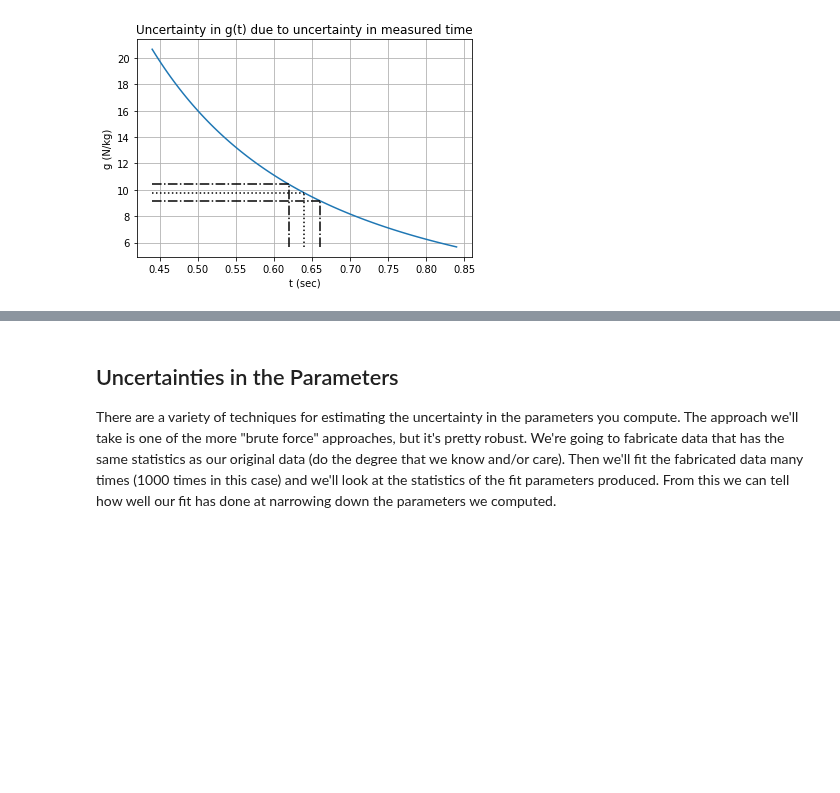
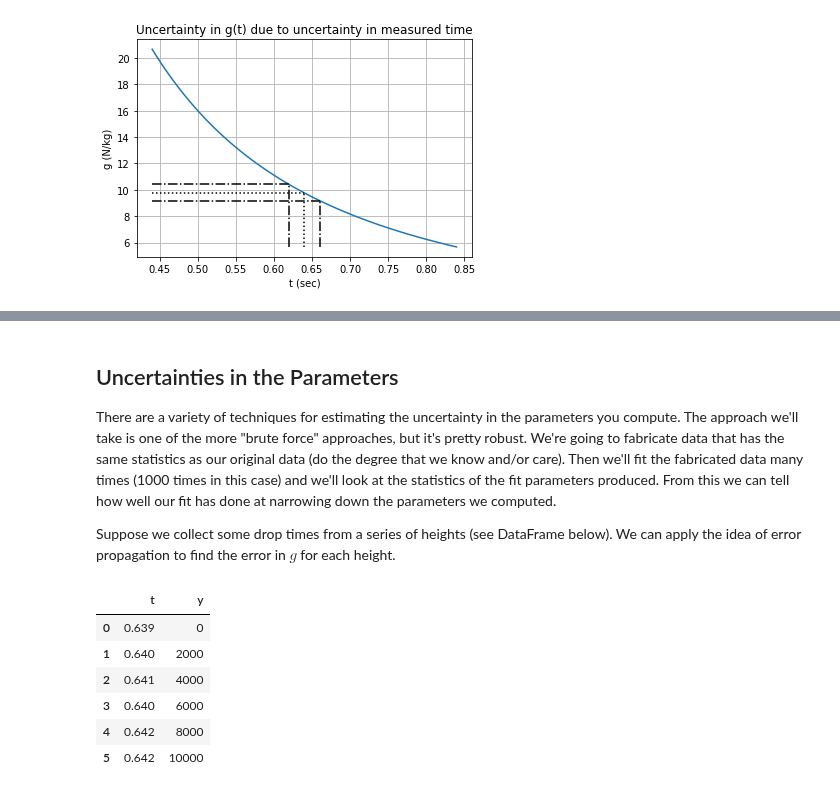
Before and after one commit to sspickle/instrumentation-projects, a Jupyter notebook: proj7/Stats-p7.ipynb, the cells around one changed output, grey strips where cells are left out. Cells and saved outputs as stored; diff of their text form; code cells hidden in the pictures; blank space fills up the shorter version.

```diff
--- a/proj7/Stats-p7.ipynb
+++ b/proj7/Stats-p7.ipynb
@@ -88,3 +129,5 @@ Uncertainties in the Parameters
 -------------------------------
 
 There are a variety of techniques for estimating the uncertainty in the parameters you compute. The approach we'll take is one of the more "brute force" approaches, but it's pretty robust. We're going to fabricate data that has the same statistics as our original data (do the degree that we know and/or care). Then we'll fit the fabricated data many times (1000 times in this case) and we'll look at the statistics of the fit parameters produced. From this we can tell how well our fit has done at narrowing down the parameters we computed.
+
+Suppose we collect some drop times from a series of heights (see DataFrame below). We can apply the idea of error propagation to find the error in $g$ for each height.
@@ -136,0 +134,11 @@ print("sqrt(cov[0,0]) (should be sigma b)", sqrt(fcov[0,0]))
+# %%
+df = pd.DataFrame({'t':[0.639,0.640,0.641,0.640,0.642,0.642], 'y':[0,2000,4000,6000,8000,10000]})
+df
+# %% [output]
+|  | t | y |
+| 0 | 0.639 | 0 |
+| 1 | 0.640 | 2000 |
+| 2 | 0.641 | 4000 |
+| 3 | 0.640 | 6000 |
+| 4 | 0.642 | 8000 |
+| 5 | 0.642 | 10000 |
```
Also changed, not shown: parts of 8 cells of this notebook, 1 other file.
